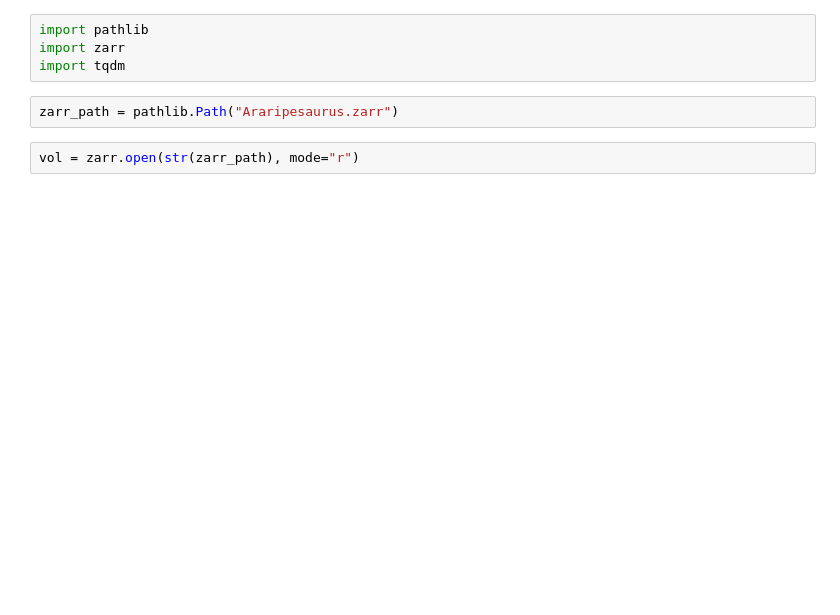
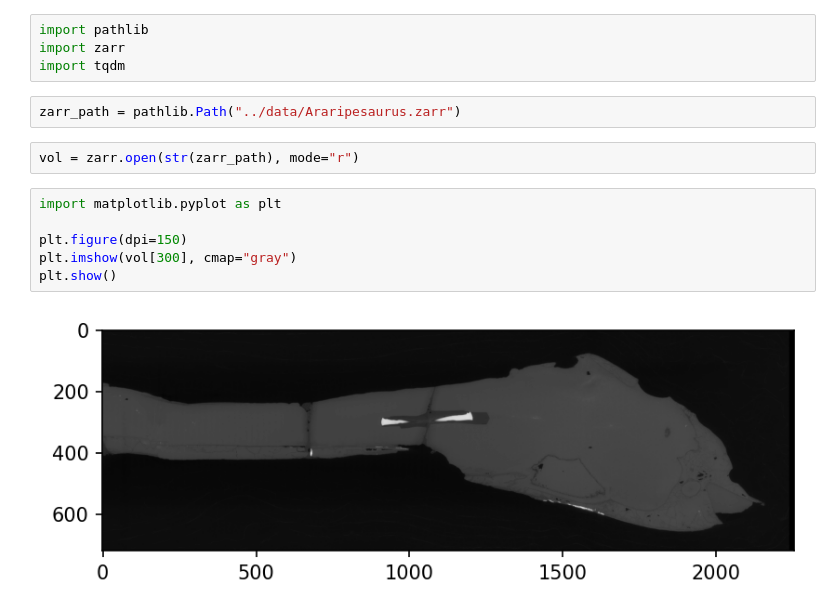
Before and after one commit to j6k4m8/ml4paleo, a Jupyter notebook: EDA/TrimZarr.ipynb, the cells around one changed output. Drawn from its saved outputs; the diff is of its cells as text; blank space fills up the shorter version.

```diff
--- a/EDA/TrimZarr.ipynb
+++ b/EDA/TrimZarr.ipynb
@@ -3,7 +3,15 @@ import pathlib
 import zarr
 import tqdm
 # %%
-zarr_path = pathlib.Path("Araripesaurus.zarr")
+zarr_path = pathlib.Path("../data/Araripesaurus.zarr")
 # %%
 vol = zarr.open(str(zarr_path), mode="r")
+# %%
+import matplotlib.pyplot as plt
+
+plt.figure(dpi=150)
+plt.imshow(vol[300], cmap="gray")
+plt.show()
+# %% [output]
+[figure, added]
 # %%
```
Also changed, not shown: parts of 5 cells of this notebook, 19 other files.
